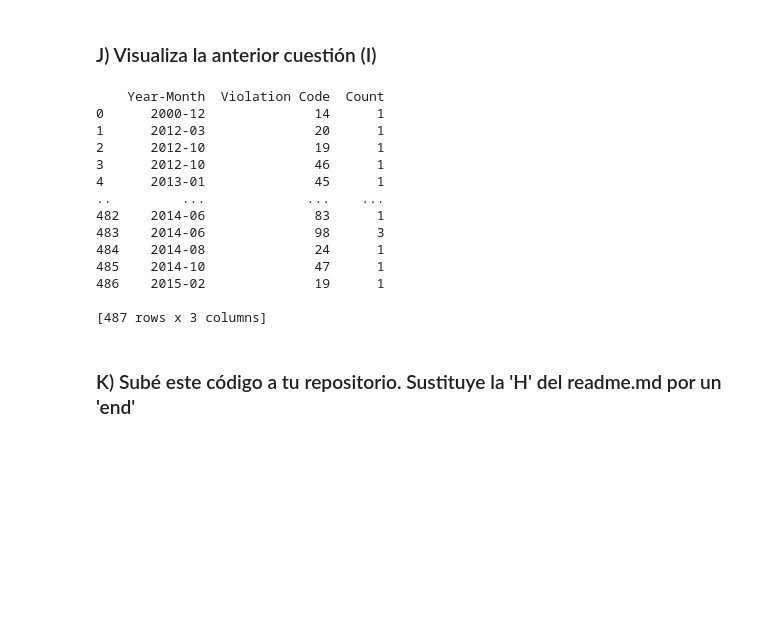
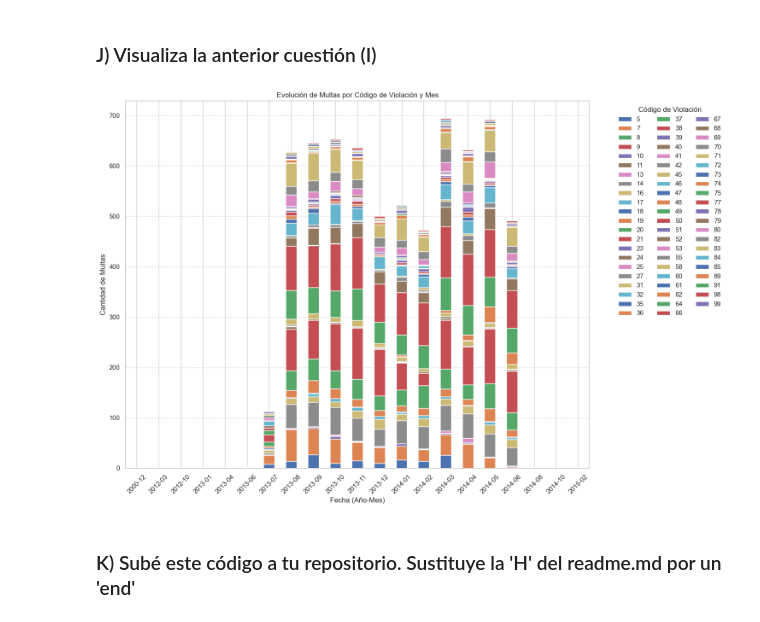
Before and after one commit to Sheila-Fernandez-Martin/Proyecto_Pandas1, a Jupyter notebook: ProyectoPandas_Github.ipynb, the cells around one changed output. Saved outputs shown, nothing was run; the diff lists cells and outputs as text; code cells hidden in the pictures; blank space fills up the shorter version.

```diff
--- a/ProyectoPandas_Github.ipynb
+++ b/ProyectoPandas_Github.ipynb
@@ -163,7 +157,7 @@ df3['Issue Date'] = pd.to_datetime(df3['Issue Date'], errors='coerce')
 
 df3['Year-Month'] = df3['Issue Date'].dt.to_period('M')
 
-violation_counts = df3.groupby(['Year-Month', 'Violation Code']).size().reset_index(name='Count')
+violation_counts = df3.groupby(['Year-Month', 'Violation Code']).size().unstack(fill_value=0)
 # %% [output]
 A value is trying to be set on a copy of a slice from a DataFrame.
 Try using .loc[row_indexer,col_indexer] = value instead
@@ -177,22 +171,18 @@ See the caveats in the documentation: https://pandas.pydata.org/pandas-docs/stab
   df3['Year-Month'] = df3['Issue Date'].dt.to_period('M')
 # %% [markdown]
 ### J) Visualiza la anterior cuestión (I)
-# %%
-print(violation_counts)
-# %% [output]
-    Year-Month  Violation Code  Count
-0      2000-12              14      1
-1      2012-03              20      1
-2      2012-10              19      1
-3      2012-10              46      1
-4      2013-01              45      1
-..         ...             ...    ...
-482    2014-06              83      1
-483    2014-06              98      3
-484    2014-08              24      1
-485    2014-10              47      1
-486    2015-02              19      1
-
-[487 rows x 3 columns]
+# %%
+violation_counts.plot(kind='bar', stacked=True, figsize=(15, 10))
+
+plt.title('Evolución de Multas por Código de Violación y Mes')
+plt.xlabel('Fecha (Año-Mes)')
+plt.ylabel('Cantidad de Multas')
+plt.xticks(rotation=45)
+plt.legend(title='Código de Violación', bbox_to_anchor=(1.05, 1), loc='upper left', ncol=3, frameon=False)
+plt.grid(axis='y', linestyle='--', alpha=0.7)
+plt.tight_layout()
+plt.show()
+# %% [output]
+[figure, added]
 # %% [markdown]
 ### K) Subé este código a tu repositorio. Sustituye la 'H' del readme.md por un 'end'
```
Also changed, not shown: parts of 4 cells of this notebook.
